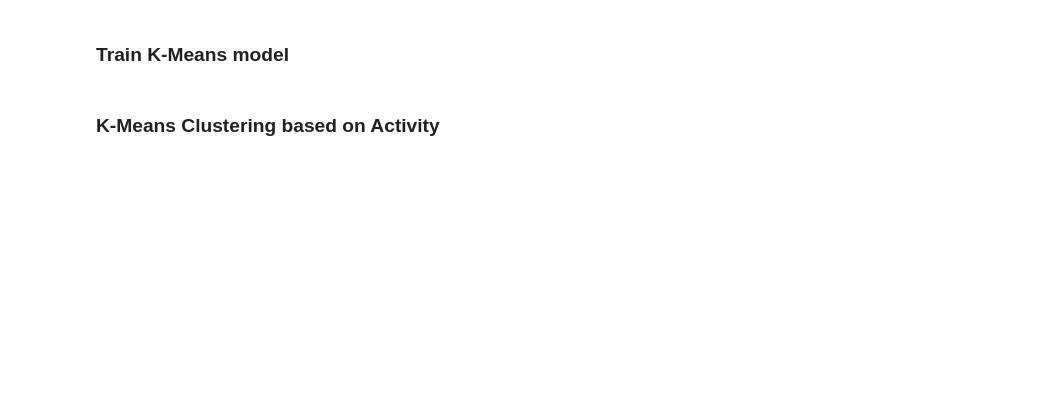
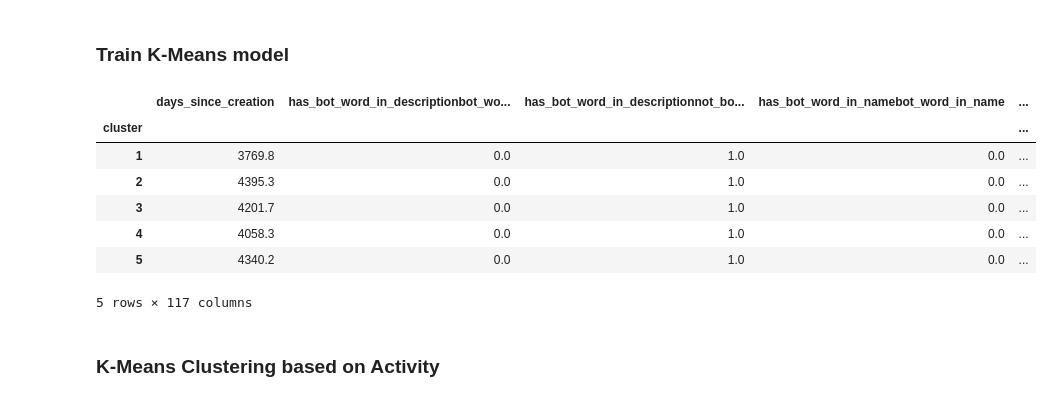
Before and after one commit to MnAppsNet/Twitter-Bot-Detection, a Jupyter notebook: Twitter Bot Detection.ipynb, the cells around one changed output. Drawn from its saved outputs; the diff is of its cells as text; code cells hidden in the pictures; blank space fills up the shorter version.

```diff
--- a/Twitter Bot Detection.ipynb
+++ b/Twitter Bot Detection.ipynb
@@ -64,3 +167,26 @@ cluster = ml.trainUnsupervisedModels(dataset)
+# %%
+# Fitting K-Means to the dataset
+kmeans = KMeans(n_clusters = 5, init = 'k-means++', random_state = 42)
+y_kmeans = kmeans.fit_predict(dataset)
+#beginning of  the cluster numbering with 1 instead of 0
+y_kmeans1=y_kmeans
+y_kmeans1=y_kmeans+1
+# New Dataframe called cluster
+cluster = pd.DataFrame(y_kmeans1)
+# Adding cluster to the Dataset1
+dataset['cluster'] = cluster
+#Mean of clusters
+kmeans_mean_cluster = pd.DataFrame(round(dataset.groupby('cluster').mean(),1))
+kmeans_mean_cluster
+# %% [output]
+|  | days_since_creation | has_bot_word_in_descriptionbot_wo... | has_bot_word_in_descriptionnot_bo... | has_bot_word_in_namebot_word_in_name | ... |
+| cluster |  |  |  |  | ... |
+| 1 | 3769.8 | 0.0 | 1.0 | 0.0 | ... |
+| 2 | 4395.3 | 0.0 | 1.0 | 0.0 | ... |
+| 3 | 4201.7 | 0.0 | 1.0 | 0.0 | ... |
+| 4 | 4058.3 | 0.0 | 1.0 | 0.0 | ... |
+| 5 | 4340.2 | 0.0 | 1.0 | 0.0 | ... |
+5 rows × 117 columns
 # %% [markdown]
 ### K-Means Clustering based on Activity
 # %%
```
Also changed, not shown: parts of 18 cells of this notebook, 5 other files.
